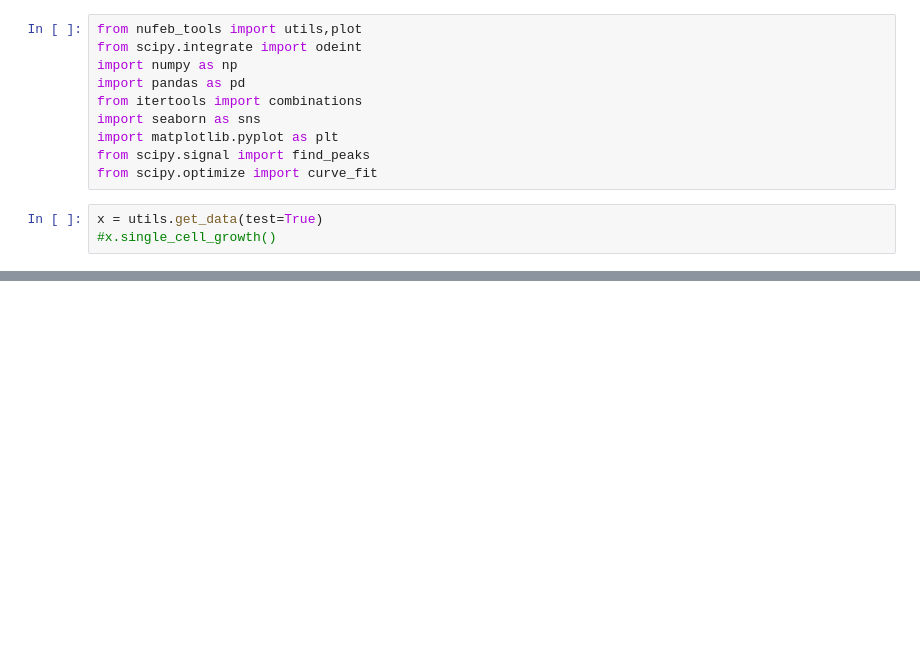
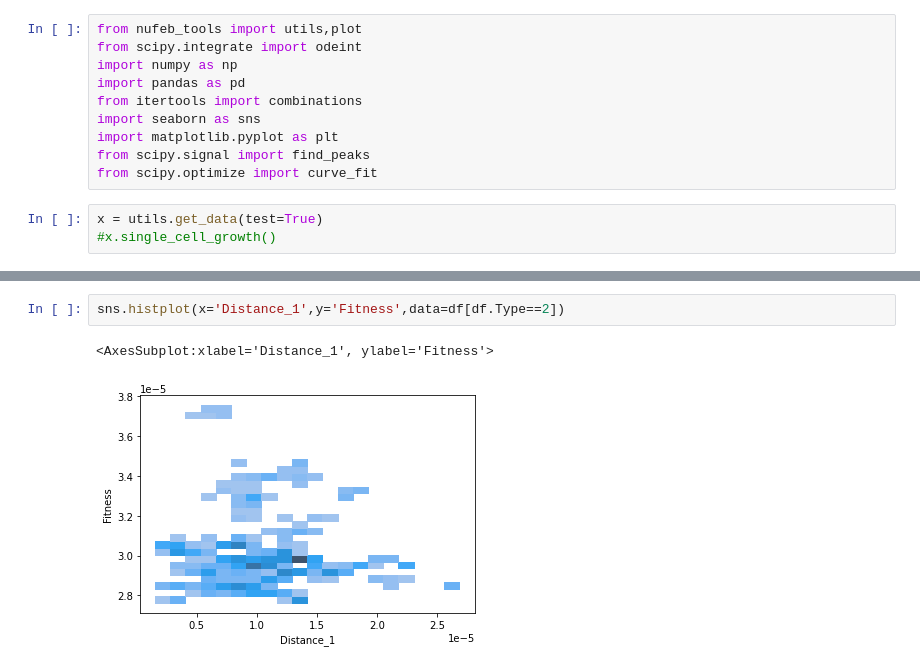
Before and after one commit to Jsakkos/nufeb_tools, a Jupyter notebook: notebooks/neighbor.ipynb, the cells around one changed output, grey strips where cells are left out. Saved outputs shown, nothing was run; the diff lists cells and outputs as text; blank space fills up the shorter version.

```diff
--- a/notebooks/neighbor.ipynb
+++ b/notebooks/neighbor.ipynb
@@ -282,0 +60,5 @@ NameError: name 'x' is not defined
+# %%
+sns.histplot(x='Distance_1',y='Fitness',data=df[df.Type==2])
+# %% [output]
+<AxesSubplot:xlabel='Distance_1', ylabel='Fitness'>
+[figure, added]
```
Also changed, not shown: parts of 46 cells of this notebook, 2 other files.
